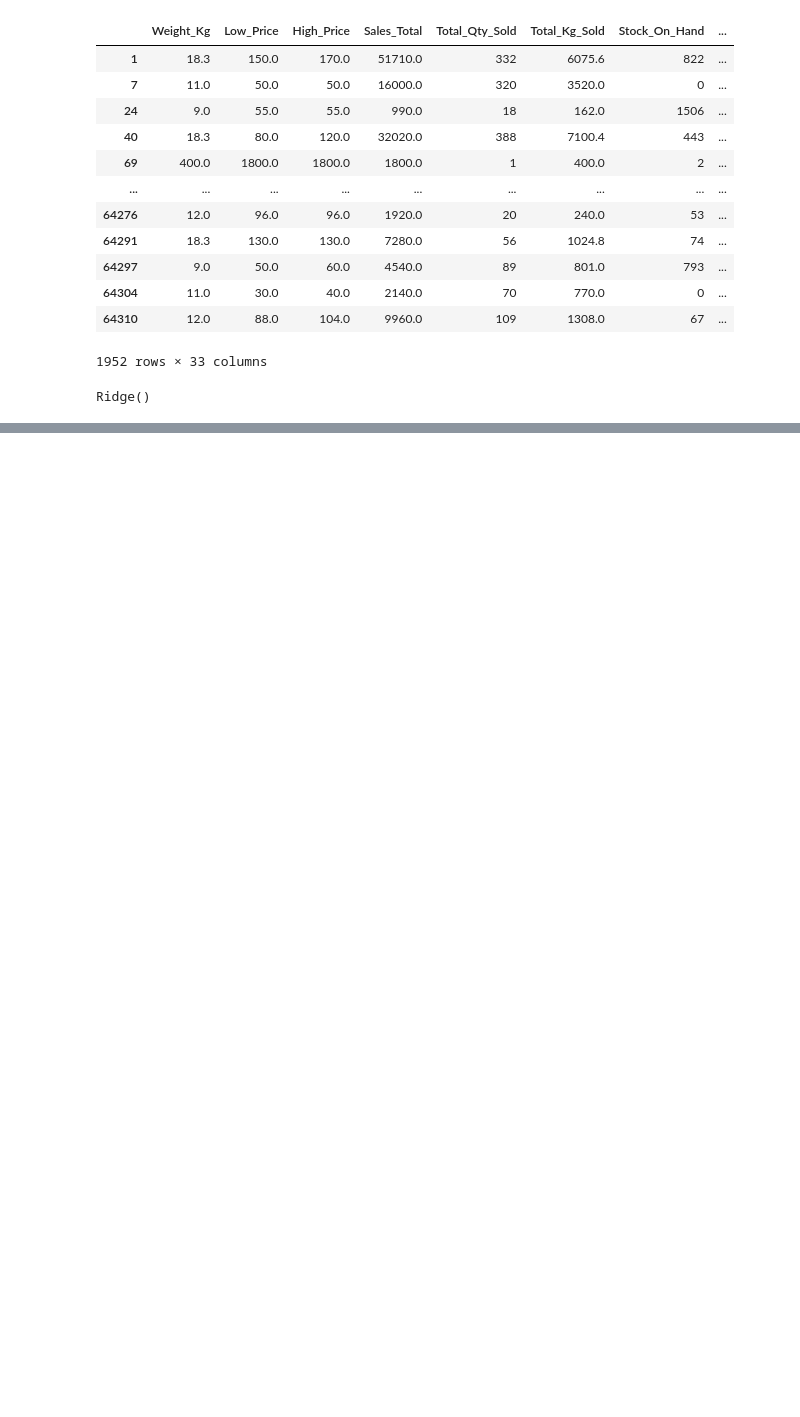
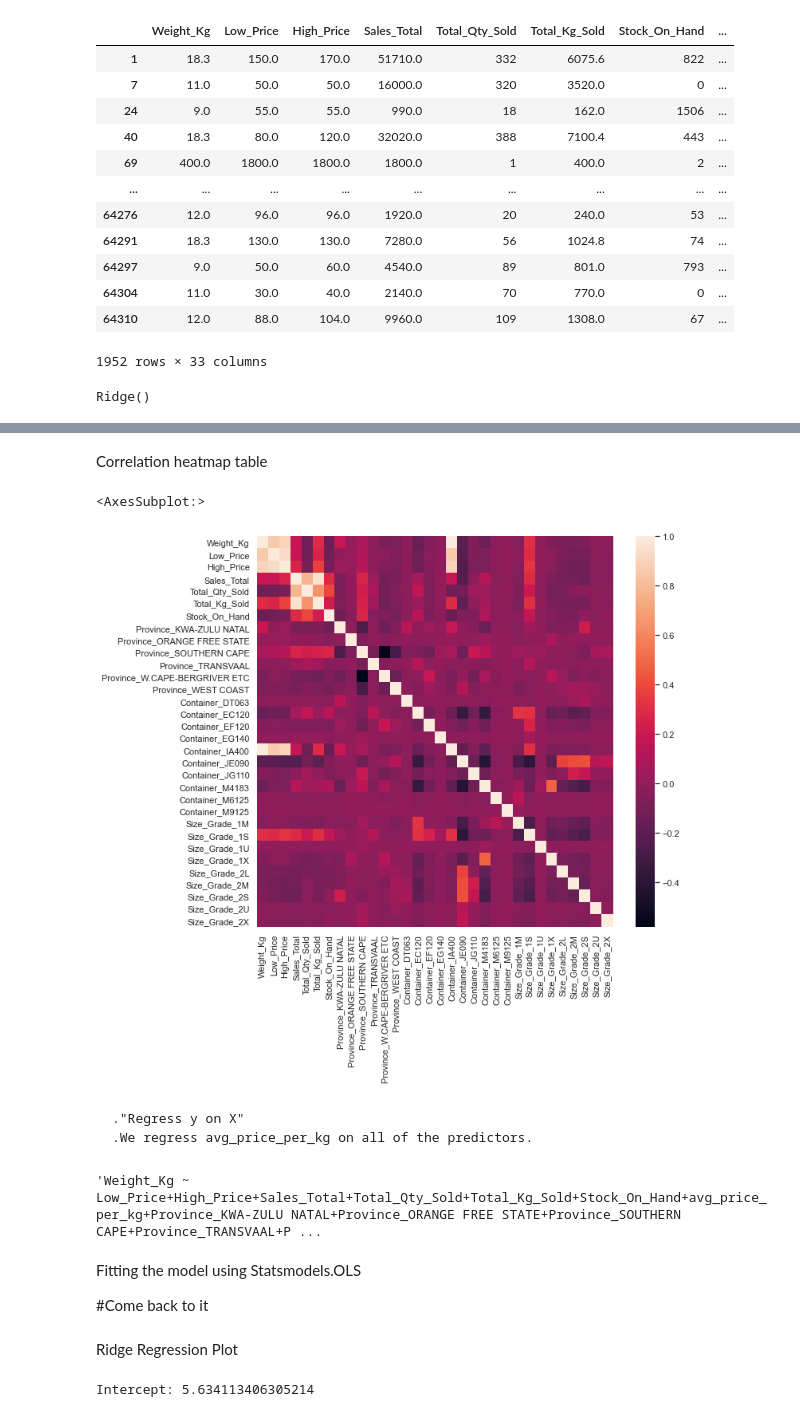
Before and after one commit to Emzarh/EDSA_ZM-Team1, a Jupyter notebook: ZM_Team1 notebook version 2.ipynb, the cells around one changed output, grey strips where cells are left out. Drawn from its saved outputs; the diff is of its cells as text; code cells hidden in the pictures; blank space fills up the shorter version.

```diff
--- a/ZM_Team1 notebook version 2.ipynb
+++ b/ZM_Team1 notebook version 2.ipynb
@@ -275,0 +632,33 @@ import matplotlib.pyplot as plt
+# %%
+model_train1 = model_train.copy()
+# %% [markdown]
+Correlation heatmap table
+# %%
+# We only compare the predictor variables, and drop the target `avg_price_per_kg` column.
+corr = model_train1.drop('avg_price_per_kg', axis='columns').corr()
+#fig=plot_corr(corr,xnames=corr.columns)
+plt.subplots(figsize=(10,9))
+sns.heatmap(corr)
+# %% [output]
+<AxesSubplot:>
+[figure, added]
+# %% [markdown]
+    ."Regress y on X"
+    .We regress avg_price_per_kg on all of the predictors.
+# %%
+formula_str = model_train1.columns[0]+' ~ '+'+'.join(model_train1.columns[1:]); formula_str
+# %% [output]
+'Weight_Kg ~ Low_Price+High_Price+Sales_Total+Total_Qty_Sold+Total_Kg_Sold+Stock_On_Hand+avg_price_per_kg+Province_KWA-ZULU NATAL+Province_ORANGE FREE STATE+Province_SOUTHERN CAPE+Province_TRANSVAAL+P ...
+# %% [markdown]
+Fitting the model using Statsmodels.OLS
+
+#Come back to it
+# %% [markdown]
+Ridge Regression Plot
+# %%
+b0 = float(model_ridge.intercept_)
+# Extract the model coefficient value
+coeff = pd.DataFrame(model_ridge.coef_, x.columns, columns=['Coefficient'])
+print("Intercept:", float(b0))
+# %% [output]
+Intercept: 5.634113406305214
```
Also changed, not shown: parts of 62 cells of this notebook, 2 other files.
